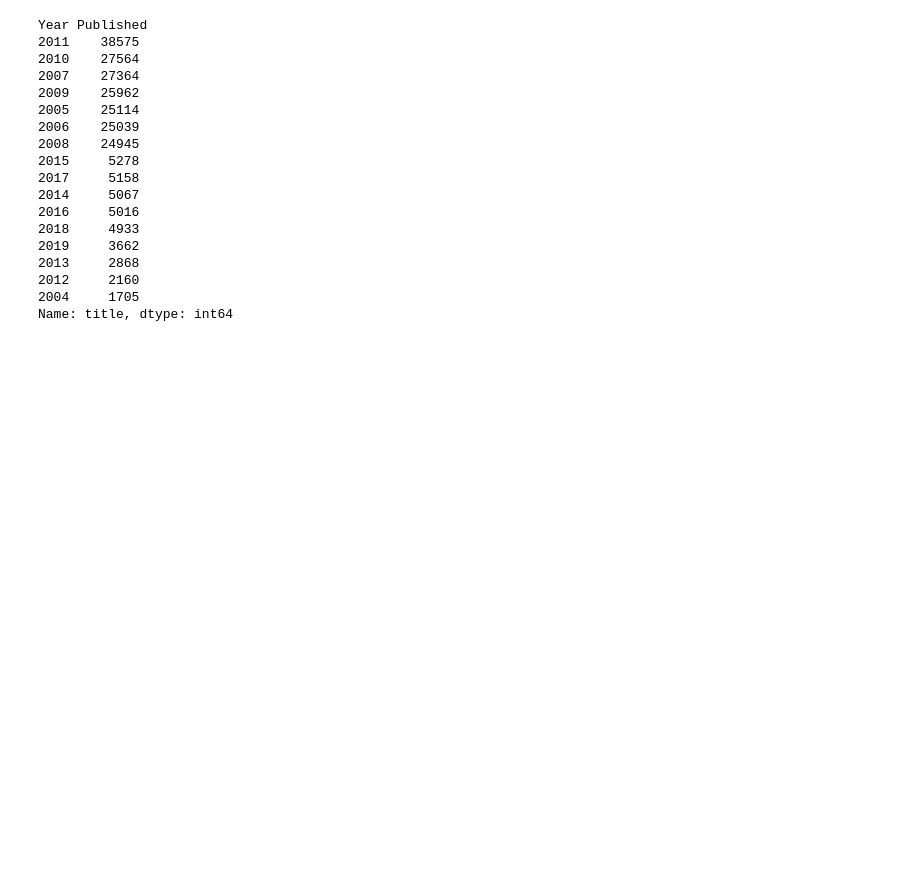
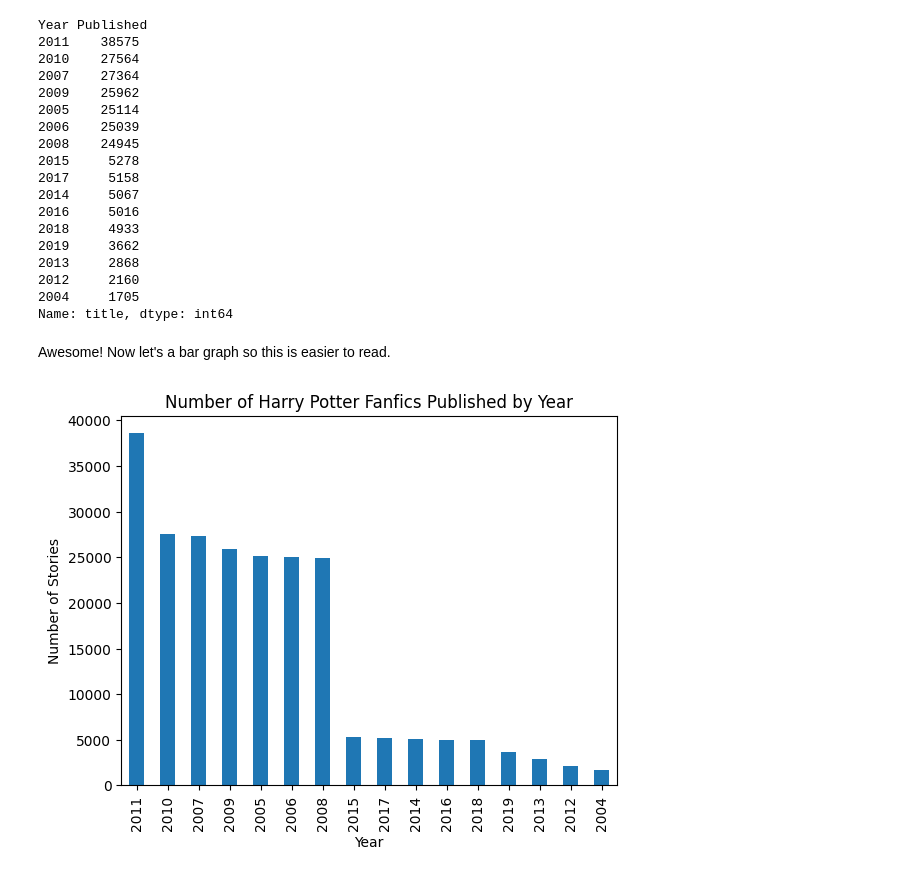
Before and after one commit to natinthegarden/harry-potter, a Jupyter notebook: analyze_harry.ipynb, the cells around one changed output. Drawn from its saved outputs; the diff is of its cells as text; code cells hidden in the pictures; blank space fills up the shorter version.

```diff
--- a/analyze_harry.ipynb
+++ b/analyze_harry.ipynb
@@ -75,3 +89,14 @@ Year Published
 2012     2160
 2004     1705
 Name: title, dtype: int64
+# %% [markdown]
+Awesome! Now let's a bar graph so this is easier to read.
+# %%
+# Plot the number of stories published by year
+stories_published_by_year.plot(kind='bar')
+plt.title('Number of Harry Potter Fanfics Published by Year')
+plt.xlabel('Year')
+plt.ylabel('Number of Stories')
+plt.show()
+# %% [output]
+[figure, added]
```
Also changed, not shown: parts of 5 cells of this notebook.
